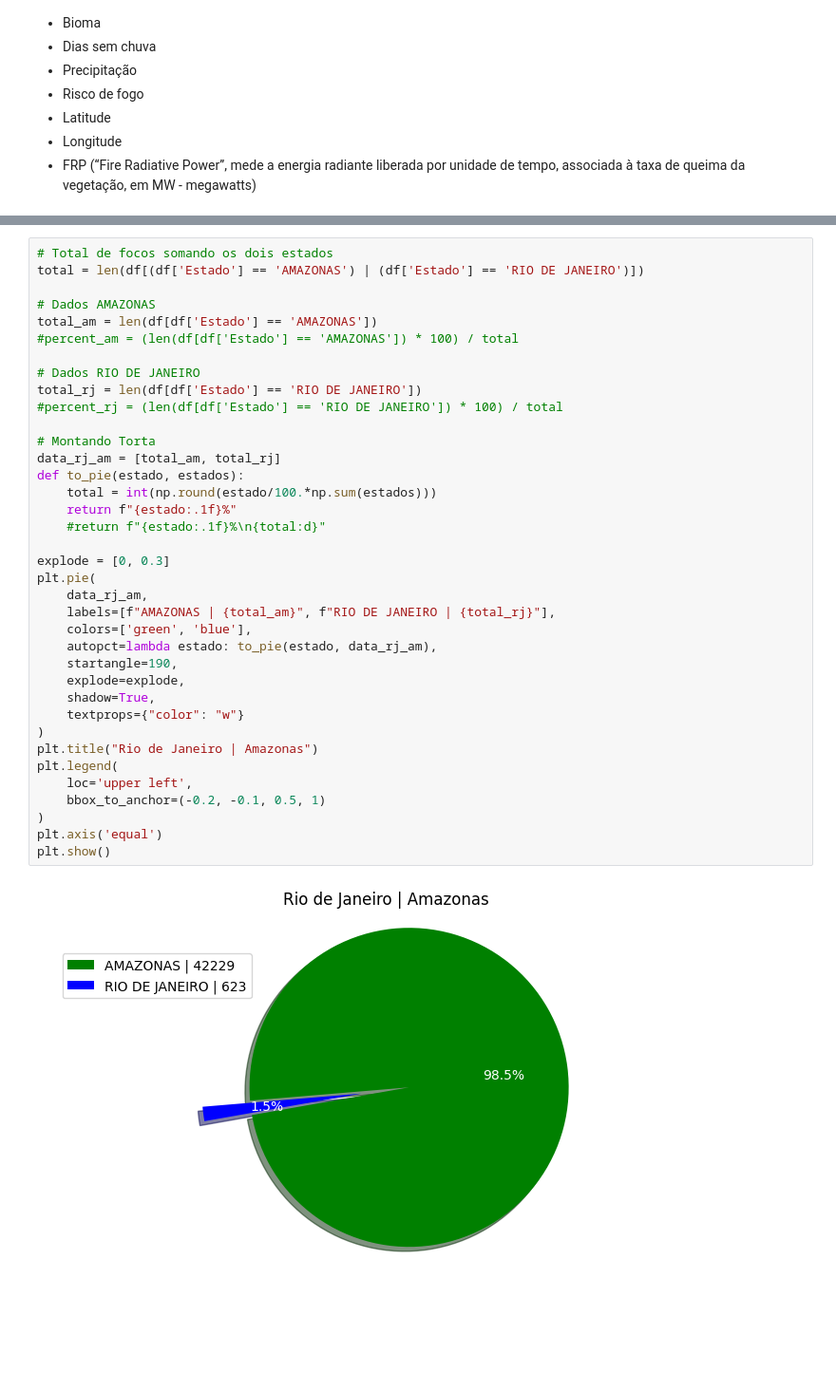
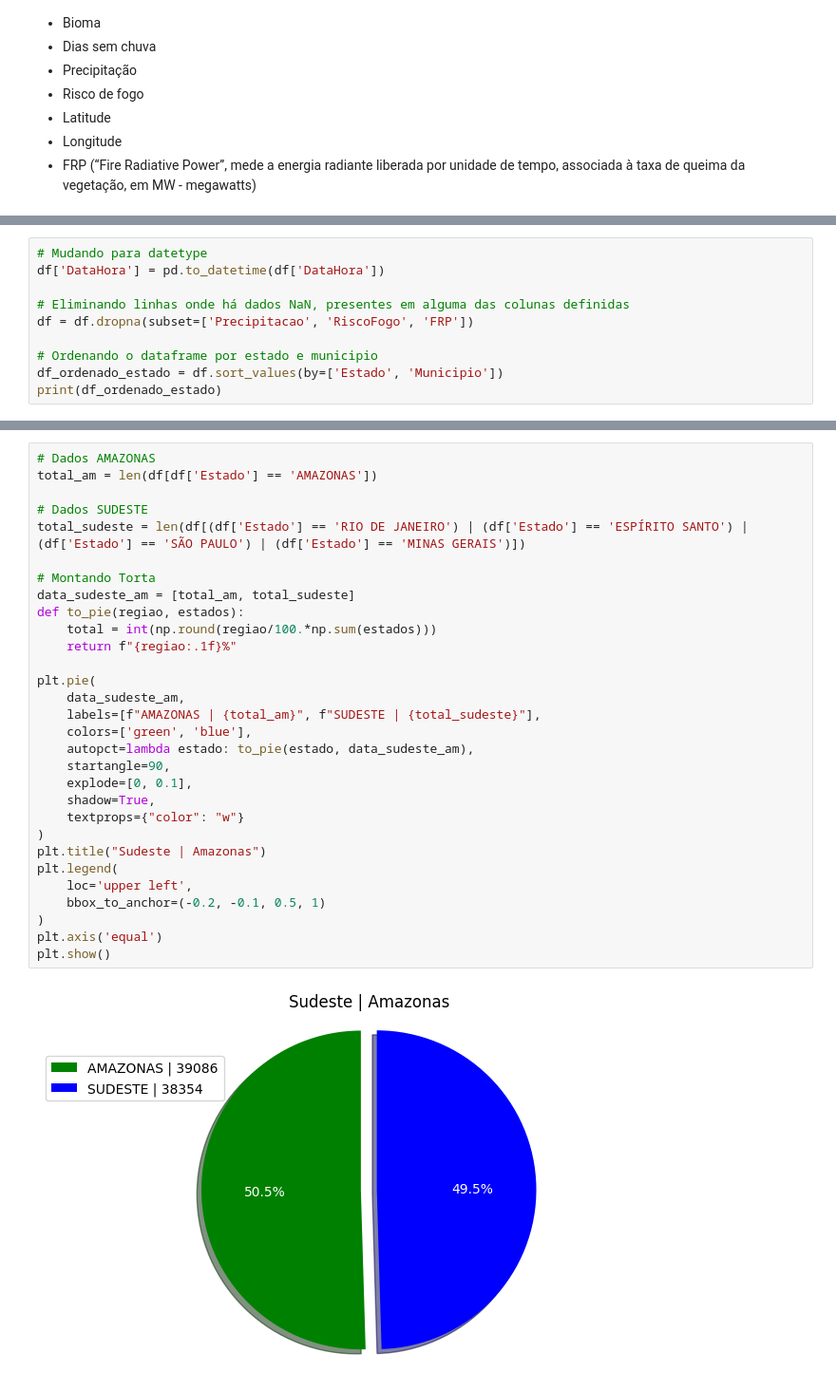
Before and after one commit to Myze16/analysis-of-fire-outbreaks, a Jupyter notebook: main.ipynb, the cells around one changed output, grey strips where cells are left out. Shown at 95% size. Cells and saved outputs as stored; diff of their text form; blank space fills up the shorter version.

Commit message:
feat: higienização e padronização dos dados

```diff
--- a/main.ipynb
+++ b/main.ipynb
@@ -63,0 +51,10 @@ df
+# %%
+# Mudando para datetype
+df['DataHora'] = pd.to_datetime(df['DataHora'])
+
+# Eliminando linhas onde há dados NaN, presentes em alguma das colunas definidas
+df = df.dropna(subset=['Precipitacao', 'RiscoFogo', 'FRP'])
+
+# Ordenando o dataframe por estado e municipio
+df_ordenado_estado = df.sort_values(by=['Estado', 'Municipio'])
+print(df_ordenado_estado)
@@ -64,42 +79,35 @@ df
 # %%
-# Total de focos somando os dois estados
-total = len(df[(df['Estado'] == 'AMAZONAS') | (df['Estado'] == 'RIO DE JANEIRO')])
-
 # Dados AMAZONAS
 total_am = len(df[df['Estado'] == 'AMAZONAS'])
-#percent_am = (len(df[df['Estado'] == 'AMAZONAS']) * 100) / total
 
-# Dados RIO DE JANEIRO
-total_rj = len(df[df['Estado'] == 'RIO DE JANEIRO'])
-#percent_rj = (len(df[df['Estado'] == 'RIO DE JANEIRO']) * 100) / total
+# Dados SUDESTE
+total_sudeste = len(df[(df['Estado'] == 'RIO DE JANEIRO') | (df['Estado'] == 'ESPÍRITO SANTO') | (df['Estado'] == 'SÃO PAULO') | (df['Estado'] == 'MINAS GERAIS')])
 
 # Montando Torta
-data_rj_am = [total_am, total_rj]
-def to_pie(estado, estados):
-    total = int(np.round(estado/100.*np.sum(estados)))
-    return f"{estado:.1f}%"
-    #return f"{estado:.1f}%\n{total:d}"
+data_sudeste_am = [total_am, total_sudeste]
+def to_pie(regiao, estados):
+    total = int(np.round(regiao/100.*np.sum(estados)))
+    return f"{regiao:.1f}%"
 
-explode = [0, 0.3]
 plt.pie(
-    data_rj_am,
-    labels=[f"AMAZONAS | {total_am}", f"RIO DE JANEIRO | {total_rj}"],
+    data_sudeste_am,
+    labels=[f"AMAZONAS | {total_am}", f"SUDESTE | {total_sudeste}"],
     colors=['green', 'blue'],
-    autopct=lambda estado: to_pie(estado, data_rj_am),
-    startangle=190,
-    explode=explode,
+    autopct=lambda estado: to_pie(estado, data_sudeste_am),
+    startangle=90,
+    explode=[0, 0.1],
     shadow=True,
     textprops={"color": "w"}
 )
-plt.title("Rio de Janeiro | Amazonas")
+plt.title("Sudeste | Amazonas")
 plt.legend(
     loc='upper left',
     bbox_to_anchor=(-0.2, -0.1, 0.5, 1)
 )
 plt.axis('equal')
 plt.show()
 # %% [output]
-[figure, old version]
+[figure, new version]
 # %%
 # total = len(df)
 # male_ages = df[df['Gender'] == 'Male']["Age"]
```
Also changed, not shown: parts of 8 cells of this notebook.
